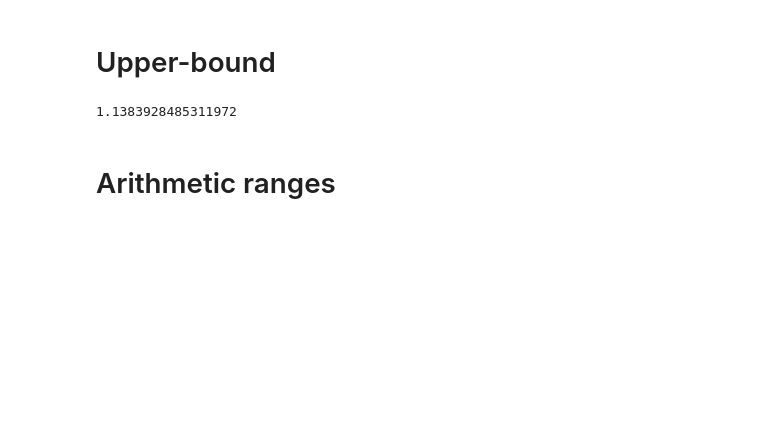
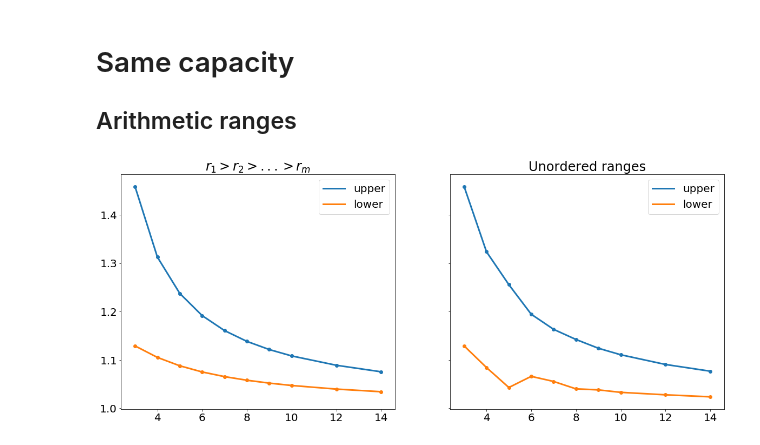
Before and after one commit to KrisNguyen135/FairBayesianOpt, a Jupyter notebook: notebooks/Homelessness/03 30 - Lower bound experiments.ipynb, the cells around one changed output. Saved outputs shown, nothing was run; the diff lists cells and outputs as text; code cells hidden in the pictures; blank space fills up the shorter version.

```diff
--- a/notebooks/Homelessness/03 30 - Lower bound experiments.ipynb
+++ b/notebooks/Homelessness/03 30 - Lower bound experiments.ipynb
@@ -156,9 +8,0 @@ plt.show()
-# %% [markdown]
-# Upper-bound
-# %%
-N = 3628800
-m = 8
-
-get_pof_upper_bound(np.arange(m, 0, -1), m, N // m)
-# %% [output]
-1.1383928485311972
@@ -165,2 +87,60 @@ get_pof_upper_bound(np.arange(m, 0, -1), m, N // m)
 # %% [markdown]
-# Arithmetic ranges
+# Same capacity
+
+## Arithmetic ranges
+# %%
+N = 3628800
+
+ms = []
+upper_bounds = []
+lower_bounds = []
+
+# Ordered ranges
+for m in range(3, 15):
+    if N % m == 0:
+        upper_bound, lower_bound = get_bounds(
+            np.arange(m, 0, -1), m, N // m
+        )
+
+        upper_bounds.append(upper_bound)
+        lower_bounds.append(lower_bound)
+        ms.append(m)
+
+fig, ax = plt.subplots(1, 2, figsize=(20, 8), sharex=True, sharey=True)
+
+ax[0].plot(ms, upper_bounds, label='upper')
+ax[0].scatter(ms, upper_bounds)
+
+ax[0].plot(ms, lower_bounds, label='lower')
+ax[0].scatter(ms, lower_bounds)
+
+ax[0].legend()
+ax[0].set_title(r'$r_1 > r_2 > ... > r_m$')
+
+# Shuffled ranges
+ms = []
+upper_bounds = []
+lower_bounds = []
+
+for m in range(3, 15):
+    if N % m == 0:
+        upper_bound, lower_bound = get_bounds(
+            np.arange(m, 0, -1), m, N // m, shuffle=True
+        )
+
+        upper_bounds.append(upper_bound)
+        lower_bounds.append(lower_bound)
+        ms.append(m)
+
+ax[1].plot(ms, upper_bounds, label='upper')
+ax[1].scatter(ms, upper_bounds)
+
+ax[1].plot(ms, lower_bounds, label='lower')
+ax[1].scatter(ms, lower_bounds)
+
+ax[1].legend()
+ax[1].set_title('Unordered ranges')
+
+plt.show()
+# %% [output]
+[figure, added]
```
Also changed, not shown: parts of 26 cells of this notebook.
